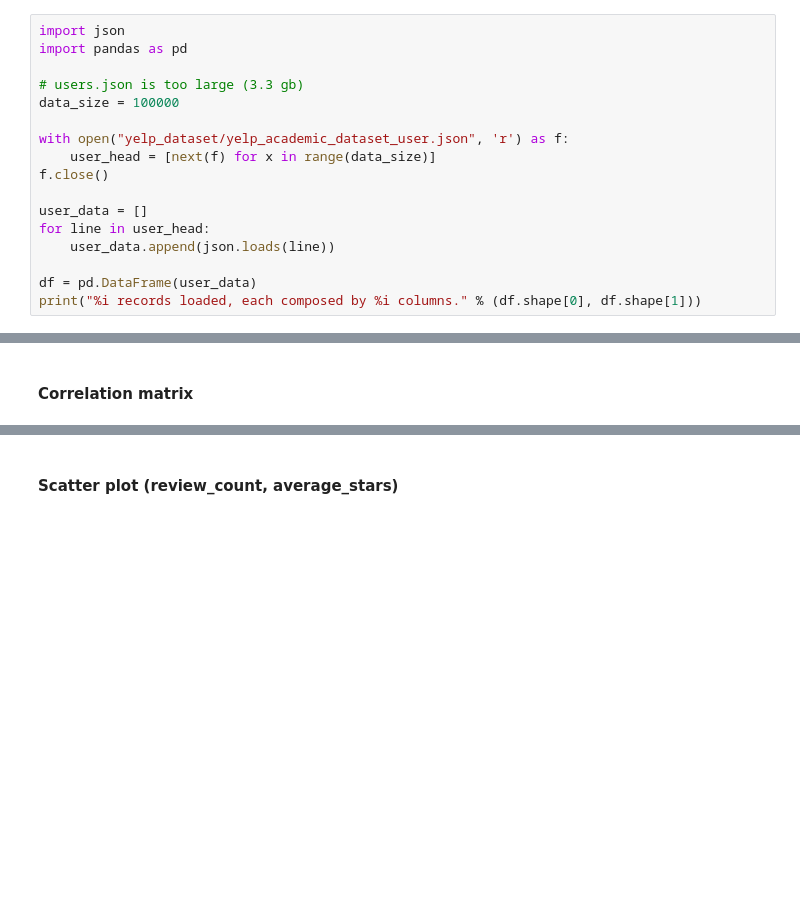
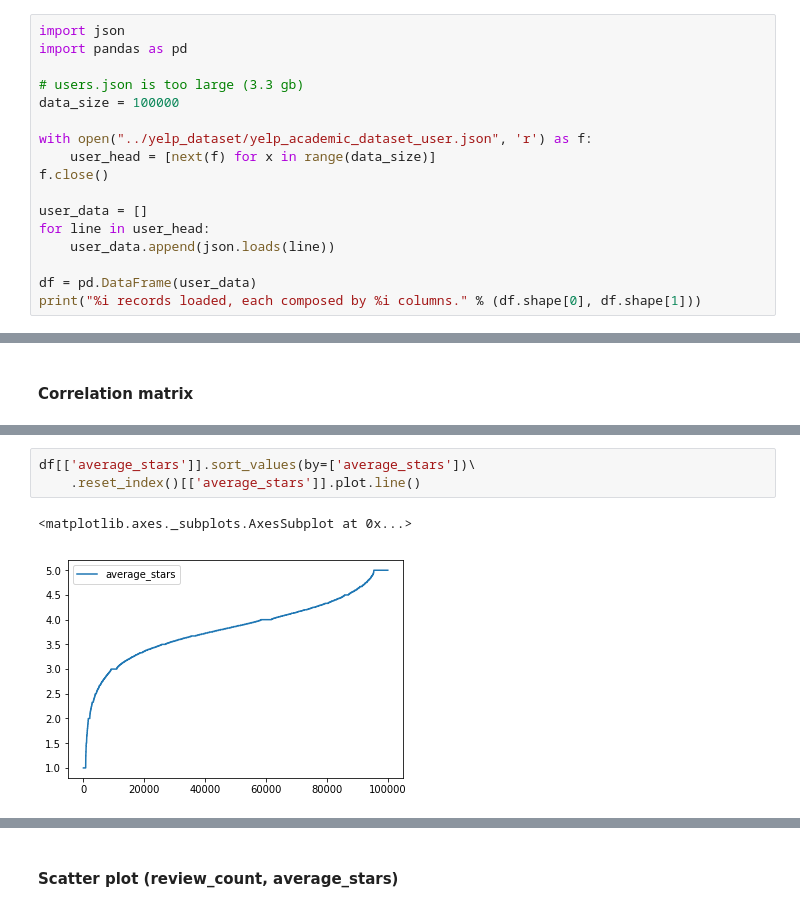
Before and after one commit to lorenzovngl/analysis-of-yelp-open-dataset, a Jupyter notebook: notebooks/user.ipynb, the cells around one changed output, grey strips where cells are left out. Cells and saved outputs as stored; diff of their text form; blank space fills up the shorter version.

Commit message:
New method to group user metrics

```diff
--- a/notebooks/user.ipynb
+++ b/notebooks/user.ipynb
@@ -9,7 +9,7 @@ import pandas as pd
 # users.json is too large (3.3 gb)
 data_size = 100000
 
-with open("yelp_dataset/yelp_academic_dataset_user.json", 'r') as f:
+with open("../yelp_dataset/yelp_academic_dataset_user.json", 'r') as f:
     user_head = [next(f) for x in range(data_size)]
 f.close()
 
@@ -47,2 +48,8 @@ cb.ax.tick_params(labelsize=14)
 # %% [output]
 [figure]
+# %%
+df[['average_stars']].sort_values(by=['average_stars'])\
+    .reset_index()[['average_stars']].plot.line()
+# %% [output]
+<matplotlib.axes._subplots.AxesSubplot at 0x...>
+[figure, added]
```
Also changed, not shown: parts of 4 cells of this notebook.
